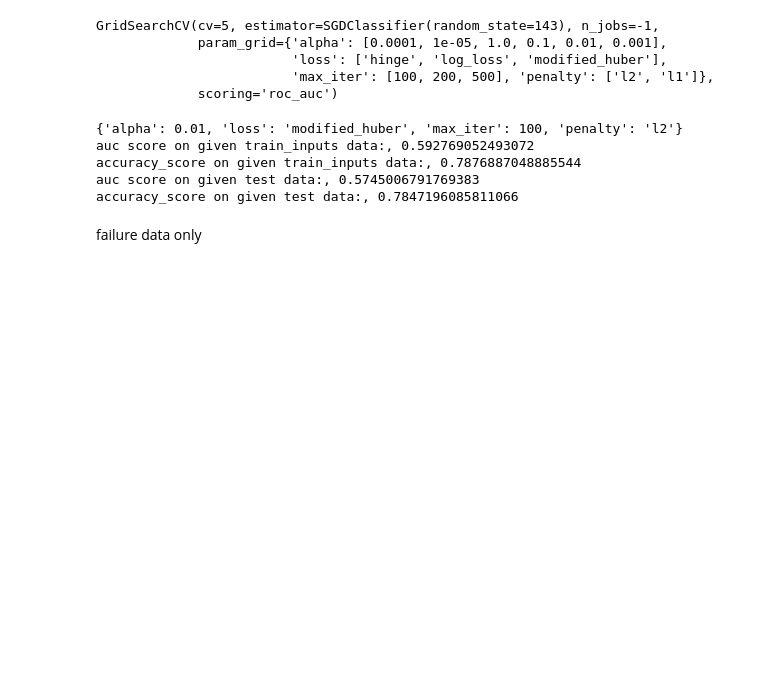
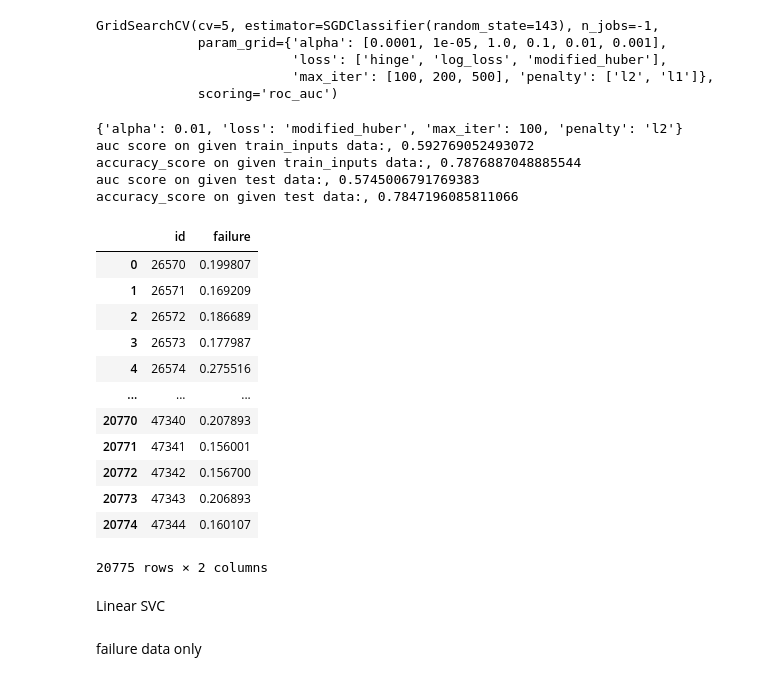
Before and after one commit to indhra/2019, a Jupyter notebook: playgroundseries-aug22.ipynb, the cells around one changed output. Cells and saved outputs as stored; diff of their text form; code cells hidden in the pictures; blank space fills up the shorter version.

```diff
--- a/playgroundseries-aug22.ipynb
+++ b/playgroundseries-aug22.ipynb
@@ -1324,6 +1324,37 @@ auc score on given train_inputs data:, 0.592769052493072
 accuracy_score on given train_inputs data:, 0.7876887048885544
 auc score on given test data:, 0.5745006791769383
 accuracy_score on given test data:, 0.7847196085811066
+# %%
+
+temps_reshap = (temps.values).reshape(-1,1)
+yPreds  = lrModel.predict_proba(temps)
+
+
+predss = pd.DataFrame(yPreds)
+predss['id'] = idss
+# ffdf = pd.concat([ffdf,predss])
+
+
+ffdf = predss[['id',1]]
+final= ffdf.rename(columns={1:'failure'})
+final.to_csv('submisionLG.csv', index=False)
+final
+# %% [output]
+|  | id | failure |
+| 0 | 26570 | 0.199807 |
+| 1 | 26571 | 0.169209 |
+| 2 | 26572 | 0.186689 |
+| 3 | 26573 | 0.177987 |
+| 4 | 26574 | 0.275516 |
+| ... | ... | ... |
+| 20770 | 47340 | 0.207893 |
+| 20771 | 47341 | 0.156001 |
+| 20772 | 47342 | 0.156700 |
+| 20773 | 47343 | 0.206893 |
+| 20774 | 47344 | 0.160107 |
+20775 rows × 2 columns
+# %% [markdown]
+Linear SVC
 # %% [markdown]
 failure data only
 # %% [markdown]
```
Also changed, not shown: parts of 1 cell of this notebook.
